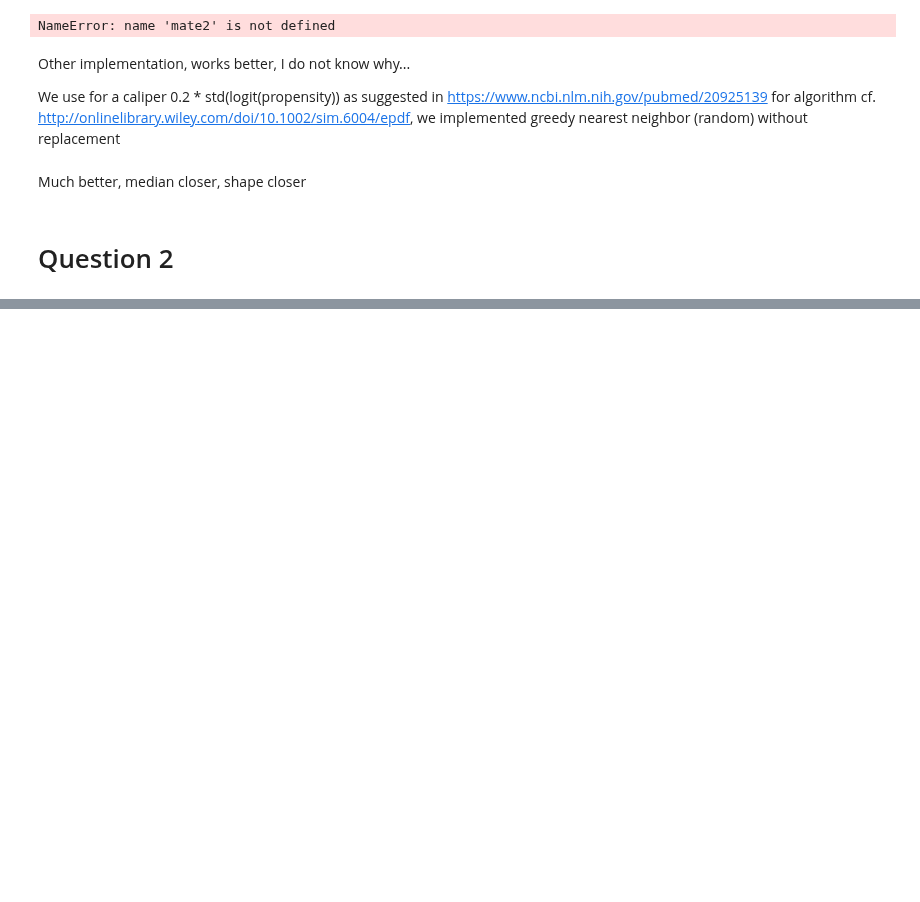
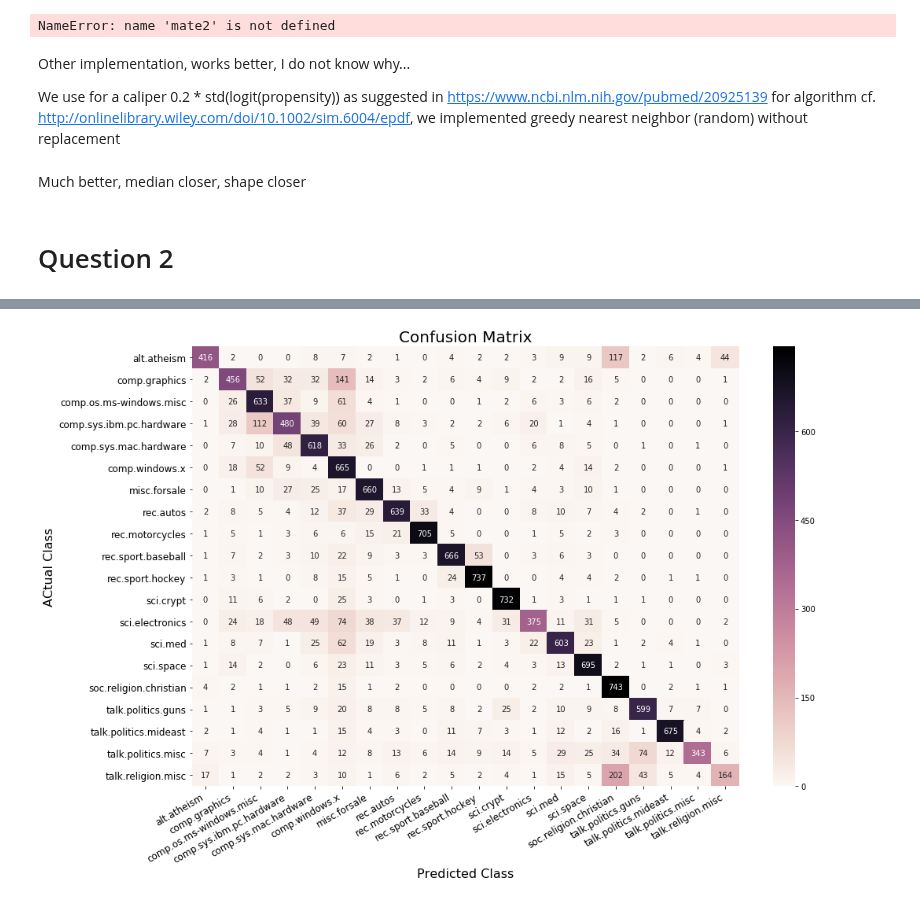
Before and after one commit to raphaelBarman/ADA-dh, a Jupyter notebook: 04 - Applied ML/Homework 4.ipynb, the cells around one changed output, grey strips where cells are left out. Saved outputs shown, nothing was run; the diff lists cells and outputs as text; code cells hidden in the pictures; blank space fills up the shorter version.

```diff
--- a/04 - Applied ML/Homework 4.ipynb
+++ b/04 - Applied ML/Homework 4.ipynb
@@ -442,0 +313,2 @@ For instance if the term "car" appears in a text, then most likely it'll be part
+# %%
+newsgroups = fetch_20newsgroups(subset='all', data_home="./")
@@ -442,0 +320,3 @@ For instance if the term "car" appears in a text, then most likely it'll be part
+# %%
+vectorizer = TfidfVectorizer(stop_words='english')
+data_tf_idf = vectorizer.fit_transform(newsgroups.data)
@@ -442,0 +345,21 @@ For instance if the term "car" appears in a text, then most likely it'll be part
+# %%
+seed = 1
+depths = range(1, 42, 5)
+n_estimators= range(1, 1002, 100)
+
+best_prediction_score = 0
+best_depth = -1
+best_n_estimators = -1
+
+for depth in depths:
+    for n_estimator in n_estimators:
+        clf = RandomForestClassifier(max_depth= None, n_estimators= n_estimator, random_state=seed, n_jobs = -1)
+        clf.fit(x_train, y_train)
+        predictions_validation = clf.predict(x_validation)
+        prediction_score = metrics.accuracy_score(y_validation, predictions_validation)
+        if prediction_score > best_prediction_score:
+            best_prediction_score = prediction_score
+            best_depth = depth
+            best_n_estimators = n_estimator
+
+print(best_depth, best_n_estimators, best_prediction_score)
@@ -442,0 +368,6 @@ For instance if the term "car" appears in a text, then most likely it'll be part
+# %%
+clf = RandomForestClassifier(max_depth=None, n_estimators=best_n_estimators, random_state=seed, n_jobs = -1)
+clf.fit(x_train, y_train)
+predictions = clf.predict(x_test)
+
+print(metrics.accuracy_score(y_test, predictions))
@@ -442,0 +382,13 @@ For instance if the term "car" appears in a text, then most likely it'll be part
+# %%
+confusion_matrix = metrics.confusion_matrix(y_test, predictions)
+
+fig, ax = plt.subplots(figsize=(15,10))
+plt.title("Confusion Matrix", fontsize=20)
+sns.heatmap(confusion_matrix, xticklabels=newsgroups.target_names, yticklabels=newsgroups.target_names, ax=ax, annot=True, fmt="d", cmap=sns.cubehelix_palette(dark=0, light=0.97, as_cmap=True))
+ax.set_xlabel("Predicted Class", fontsize=16)
+ax.set_ylabel("ACtual Class", fontsize=16)
+ax.tick_params(labelsize=12)
+fig.autofmt_xdate()
+plt.tight_layout();
+# %% [output]
+[figure, added]
```
Also changed, not shown: parts of 36 cells of this notebook.
